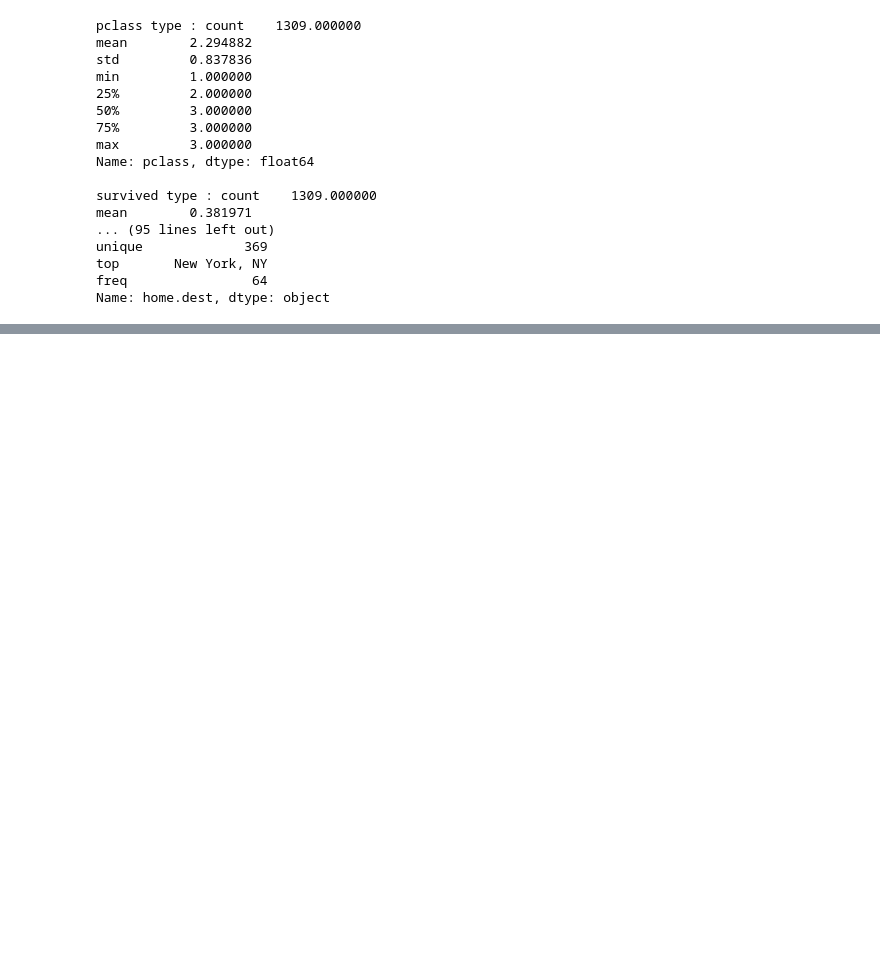
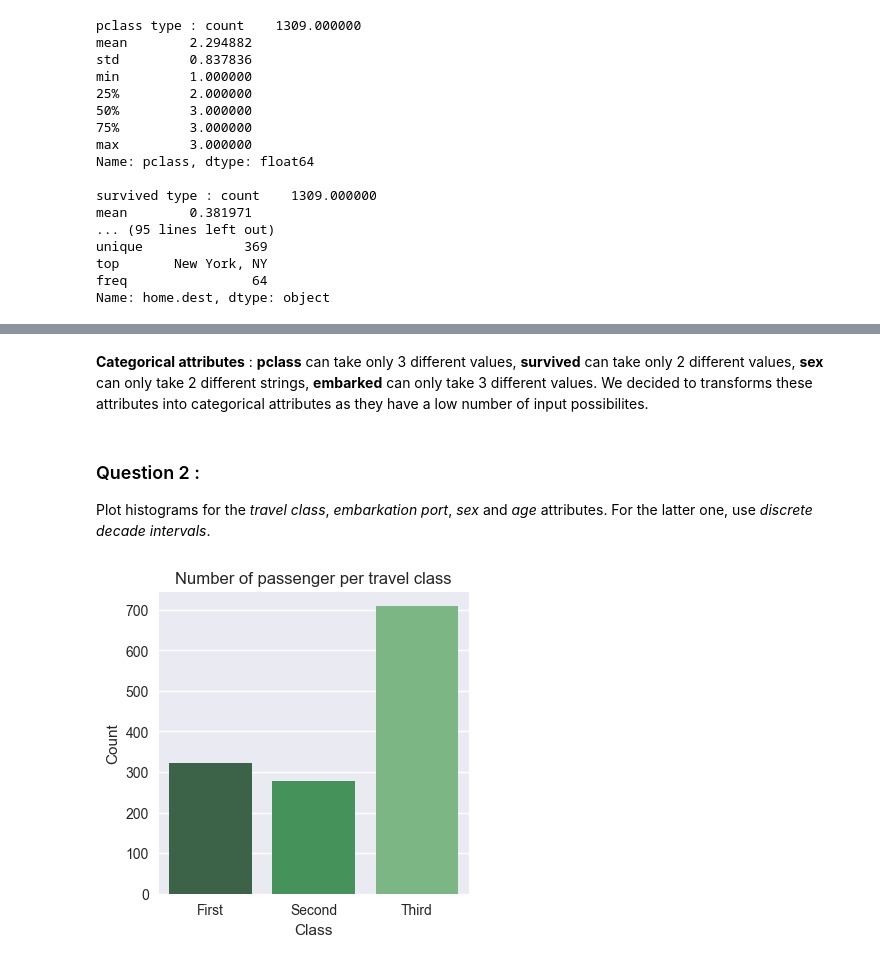
Before and after one commit to SCHValaris/ADA_Homeworks, a Jupyter notebook: Draft_Homework1/Homework1_Clement.ipynb, the cells around one changed output, grey strips where cells are left out. Cells and saved outputs as stored; diff of their text form; code cells hidden in the pictures; blank space fills up the shorter version.

```diff
--- a/Draft_Homework1/Homework1_Clement.ipynb
+++ b/Draft_Homework1/Homework1_Clement.ipynb
@@ -3,6 +3,18 @@
  <p><div class="lev1"><a href="#Task-1.-Compiling-Ebola-Data"><span class="toc-item-num">Task 1.&nbsp;&nbsp;</span>Compiling Ebola Data</a></div>
  <div class="lev1"><a href="#Task-2.-RNA-Sequences"><span class="toc-item-num">Task 2.&nbsp;&nbsp;</span>RNA Sequences</a></div>
  <div class="lev1"><a href="#Task-3.-Class-War-in-Titanic"><span class="toc-item-num">Task 3.&nbsp;&nbsp;</span>Class War in Titanic</a></div></p>
+# %%
+#Import different libraries for the homework and set the context of the notebook
+import matplotlib.pyplot as plt
+import matplotlib as mpl
+import seaborn as sns
+import pandas as pd
+import numpy as np
+
+sns.set_context('notebook')
+%matplotlib inline
+mpl.rcParams['figure.figsize'] = (15,5)
+mpl.rcParams['figure.dpi'] = 100
 # %%
 DATA_FOLDER = '' # Use the data folder provided in Tutorial 02 - Intro to Pandas.
 # %% [markdown]
@@ -70,7 +44,6 @@ Data frame:titanic3
 # %%
-import pandas as pd
-import numpy as np
-df = pd.read_excel('Data/titanic.xls')
+DATA_FOLDER = 'Data'
+df = pd.read_excel(DATA_FOLDER+'/titanic.xls')
 df
 # %% [output]
 |  | pclass | survived | name | sex | age | sibsp | parch | ticket | fare | cabin | embarked | ... |
@@ -327,0 +115,2 @@ Index is unique : True
+# %% [markdown]
+**Categorical attributes** : **pclass** can take only 3 different values, **survived** can take only 2 different values, **sex** can only take 2 different strings, **embarked** can only take 3 different values. We decided to transforms these attributes into categorical attributes as they have a low number of input possibilites.
@@ -327,0 +133,11 @@ Index is unique : True
+# %% [markdown]
+### Question 2 :
+Plot histograms for the *travel class*, *embarkation port*, *sex* and *age* attributes. For the latter one, use *discrete decade intervals*.
+# %%
+#Plot a bar plot of the travel class distribution with seaborn library
+fig = plt.figure(figsize=(4,4), dpi=100)
+ax1 = sns.countplot(x="pclass", data=df, palette="Greens_d");
+ax1.set(xlabel='Class', ylabel='Count');
+ax1.set_title('Number of passenger per travel class');
+# %% [output]
+[figure, added]
```
Also changed, not shown: parts of 42 cells of this notebook.
